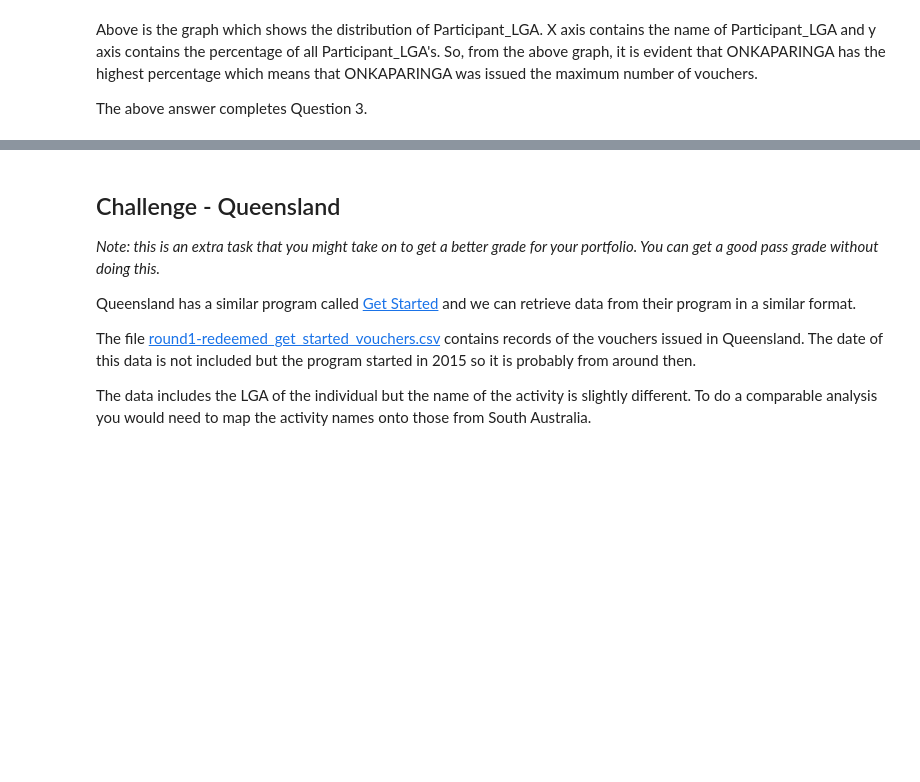
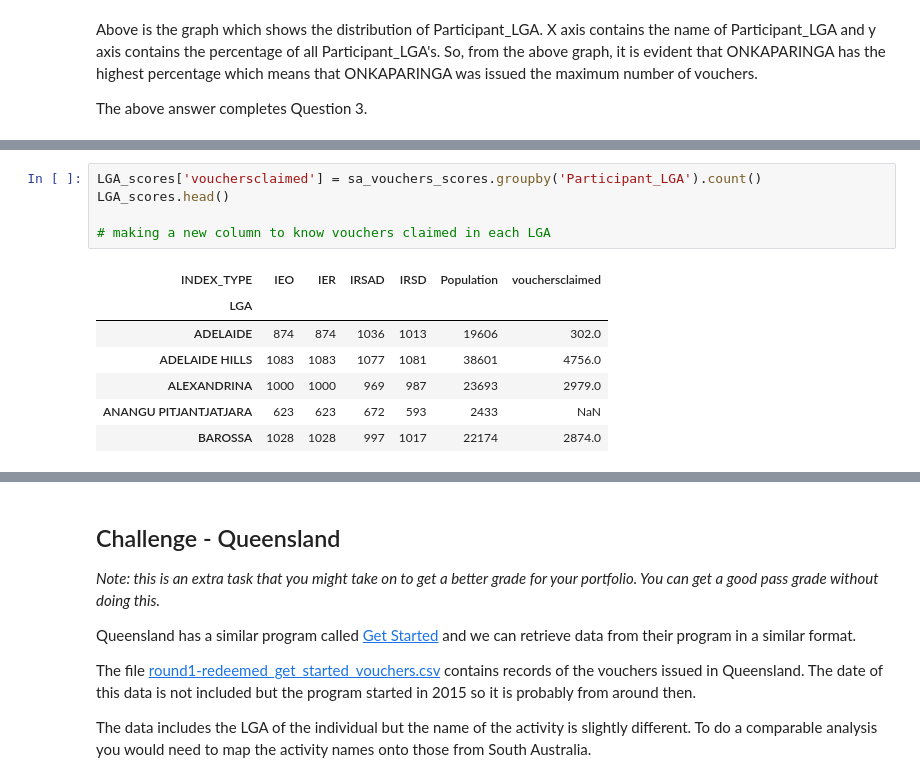
Before and after one commit to MQCOMP2200-S2-2021/data-science-portfolio-aarushi1998, a Jupyter notebook: Portfolio 2.ipynb, the cells around one changed output, grey strips where cells are left out. Cells and saved outputs as stored; diff of their text form; blank space fills up the shorter version.

```diff
--- a/Portfolio 2.ipynb
+++ b/Portfolio 2.ipynb
@@ -285,3 +285,16 @@ a1.head()
 | 2 | 1000004 | ABERFOYLE PARK | Not Registered Previously | Not ATSI | Not CALD | ... |
 | 3 | 1000004 | ABERFOYLE PARK | Registered Previously | Not ATSI | Not CALD | ... |
 | 4 | 1000005 | ABERFOYLE PARK | Registered Previously | Not ATSI | Not CALD | ... |
+# %%
+LGA_scores['vouchersclaimed'] = sa_vouchers_scores.groupby('Participant_LGA').count()
+LGA_scores.head()
+
+# making a new column to know vouchers claimed in each LGA
+# %% [output]
+| INDEX_TYPE | IEO | IER | IRSAD | IRSD | Population | vouchersclaimed |
+| LGA |  |  |  |  |  |  |
+| ADELAIDE | 874 | 874 | 1036 | 1013 | 19606 | 302.0 |
+| ADELAIDE HILLS | 1083 | 1083 | 1077 | 1081 | 38601 | 4756.0 |
+| ALEXANDRINA | 1000 | 1000 | 969 | 987 | 23693 | 2979.0 |
+| ANANGU PITJANTJATJARA | 623 | 623 | 672 | 593 | 2433 | NaN |
+| BAROSSA | 1028 | 1028 | 997 | 1017 | 22174 | 2874.0 |
```
Also changed, not shown: parts of 9 cells of this notebook.
